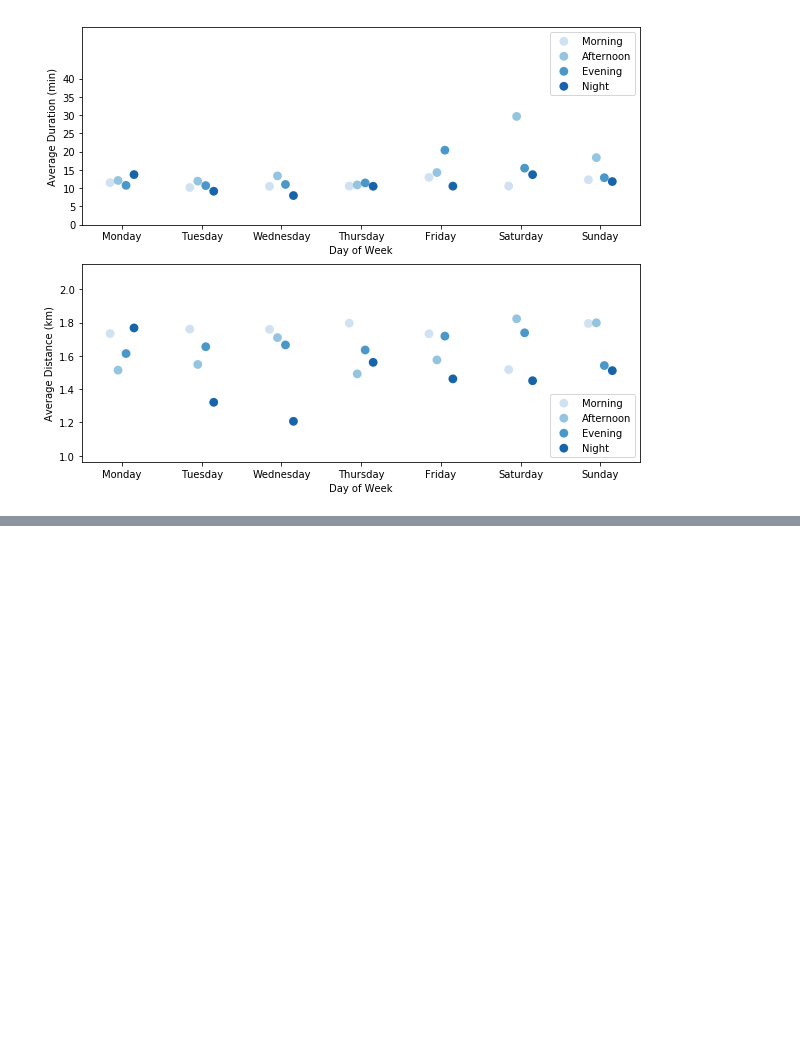
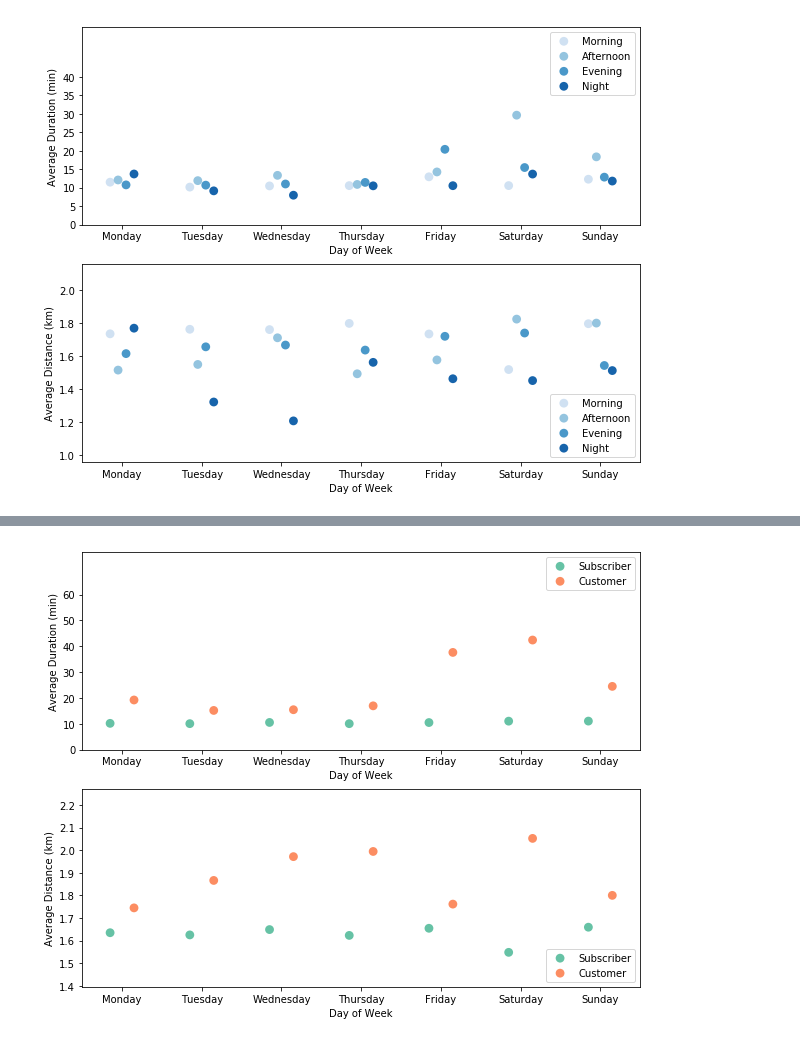
Before and after one commit to sclkan/Lyft-Analysis, a Jupyter notebook: lyft_baywheels_explanatory_report.ipynb, the cells around one changed output, grey strips where cells are left out. Saved outputs shown, nothing was run; the diff lists cells and outputs as text; code cells hidden in the pictures; blank space fills up the shorter version.

```diff
--- a/lyft_baywheels_explanatory_report.ipynb
+++ b/lyft_baywheels_explanatory_report.ipynb
@@ -177,3 +195,23 @@ ax[1].legend(loc=4);
+# %%
+fig, ax = plt.subplots(2,1,figsize=[10,8])
+
+tick_locs = np.arange(0,70,10)
+
+sb.pointplot(data=df_samp, x='start_week', y='duration_min', hue='user_type', dodge=0.3, ax=ax[0], palette= 'Set2', linestyles='', errwidth= 0)
+sb.pointplot(data=df_samp, x='start_week', y='distance', hue='user_type', dodge=0.3, ax=ax[1], palette= 'Set2', linestyles='',errwidth= 0)
+
+ax[0].set_ylabel('Average Duration (min)')
+ax[1].set_ylabel('Average Distance (km)')
+
+ax[0].set_xlabel('Day of Week')
+ax[1].set_xlabel('Day of Week')
+
+ax[0].set_yticks(tick_locs)
+
+ax[0].legend(loc=1);
+ax[1].legend(loc=4);
+# %% [output]
+[figure, added]
 # %% [markdown]
 ## Key Insights
 + Generally speaking, the peak hours are from Tuesdays to Thursdays 8:00 - 9:00 and 17:00-18:00
```
Also changed, not shown: parts of 8 cells of this notebook.
